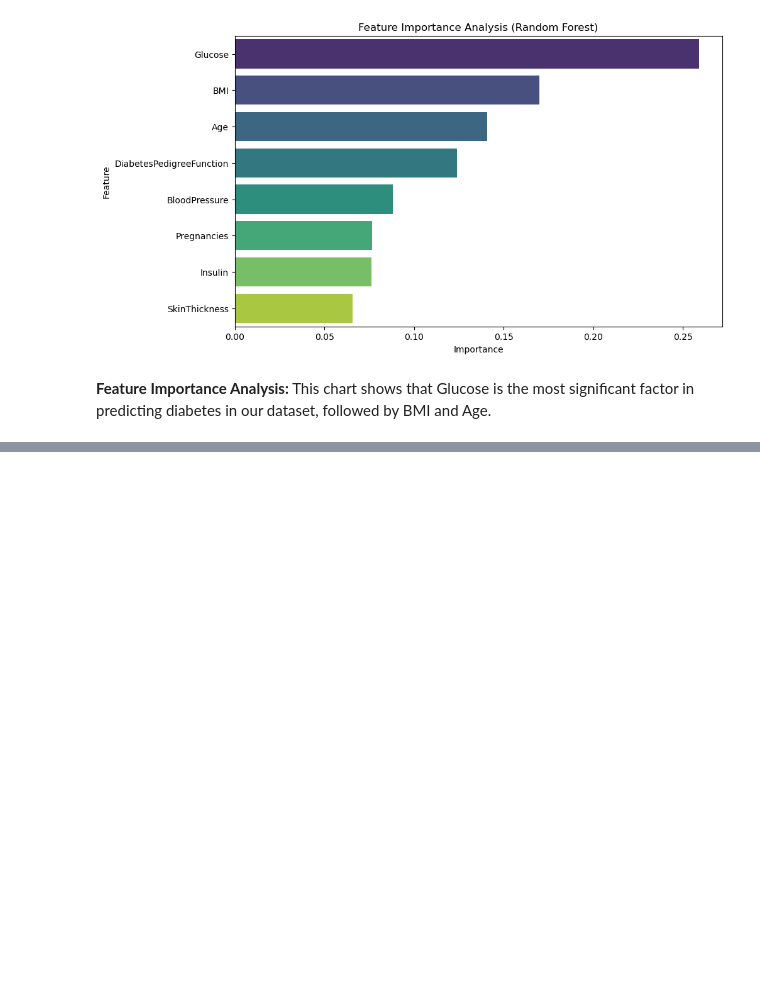
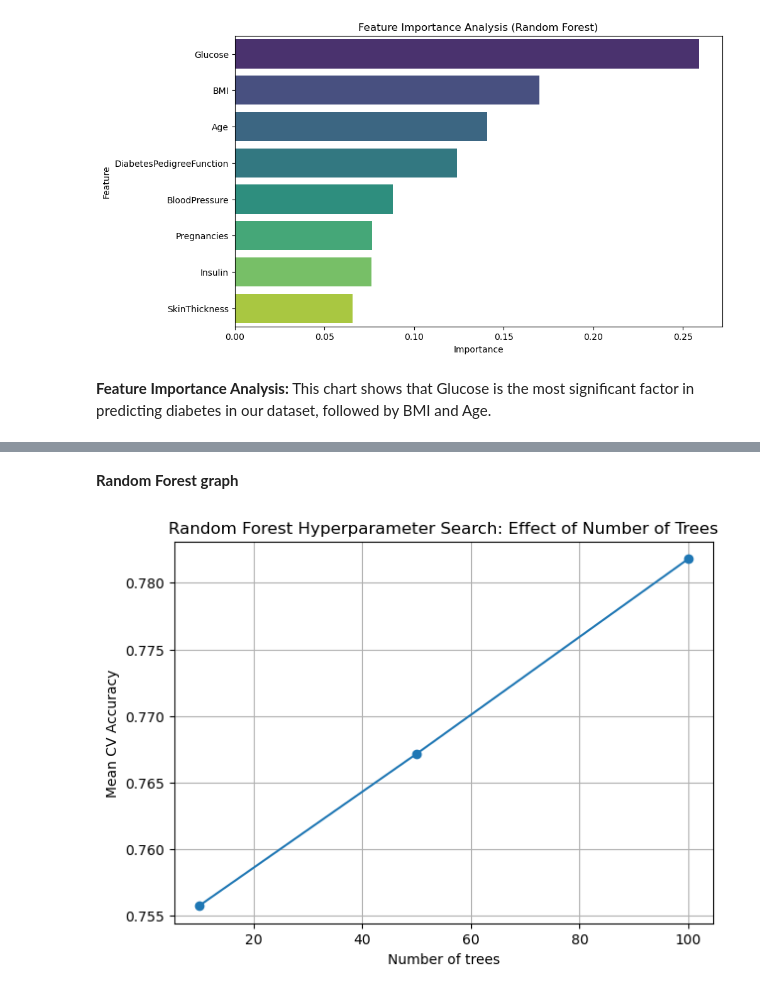
Before and after one commit to Sarah-001/ML-Project, a Jupyter notebook: ml-project.ipynb, the cells around one changed output, grey strips where cells are left out. Saved outputs shown, nothing was run; the diff lists cells and outputs as text; code cells hidden in the pictures; blank space fills up the shorter version.

```diff
--- a/ml-project.ipynb
+++ b/ml-project.ipynb
@@ -330,0 +435,17 @@ This chart shows that Glucose is the most significant factor in predicting diabe
+# %%
+rf_params = {
+    'n_estimators': [10, 50, 100],
+    'max_depth': [None, 3, 5, 7],
+    'min_samples_split': [2, 5],
+    'min_samples_leaf': [1, 2]
+}
+
+rf_grid = GridSearchCV(
+    RandomForestClassifier(random_state=42, n_jobs=1),
+    rf_params,
+    cv=5,
+    scoring='accuracy',
+    n_jobs=1
+)
+
+rf_grid.fit(X_train, y_train)
@@ -330,0 +601,20 @@ This chart shows that Glucose is the most significant factor in predicting diabe
+# %% [markdown]
+**Random Forest graph**
+# %%
+rf_results = pd.DataFrame(rf_grid.cv_results_)
+
+rf_plot = rf_results[
+    (rf_results['param_max_depth'].isna()) &
+    (rf_results['param_min_samples_split'] == 5) &
+    (rf_results['param_min_samples_leaf'] == 1)
+]
+
+plt.figure(figsize=(7,5))
+plt.plot(rf_plot['param_n_estimators'], rf_plot['mean_test_score'], marker='o')
+plt.xlabel("Number of trees")
+plt.ylabel("Mean CV Accuracy")
+plt.title("Random Forest Hyperparameter Search: Effect of Number of Trees")
+plt.grid(True)
+plt.show()
+# %% [output]
+[figure, added]
```
Also changed, not shown: parts of 27 cells of this notebook.
